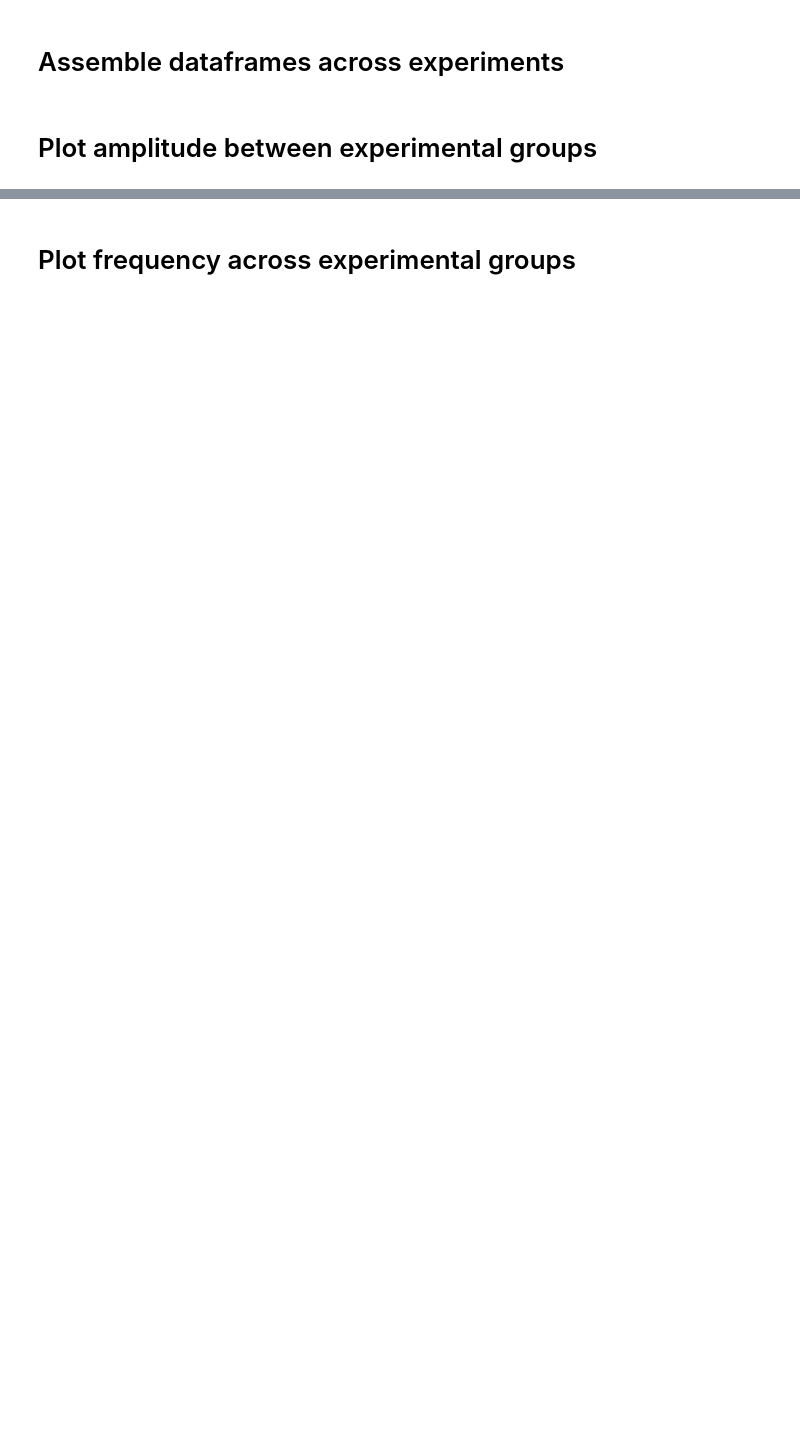
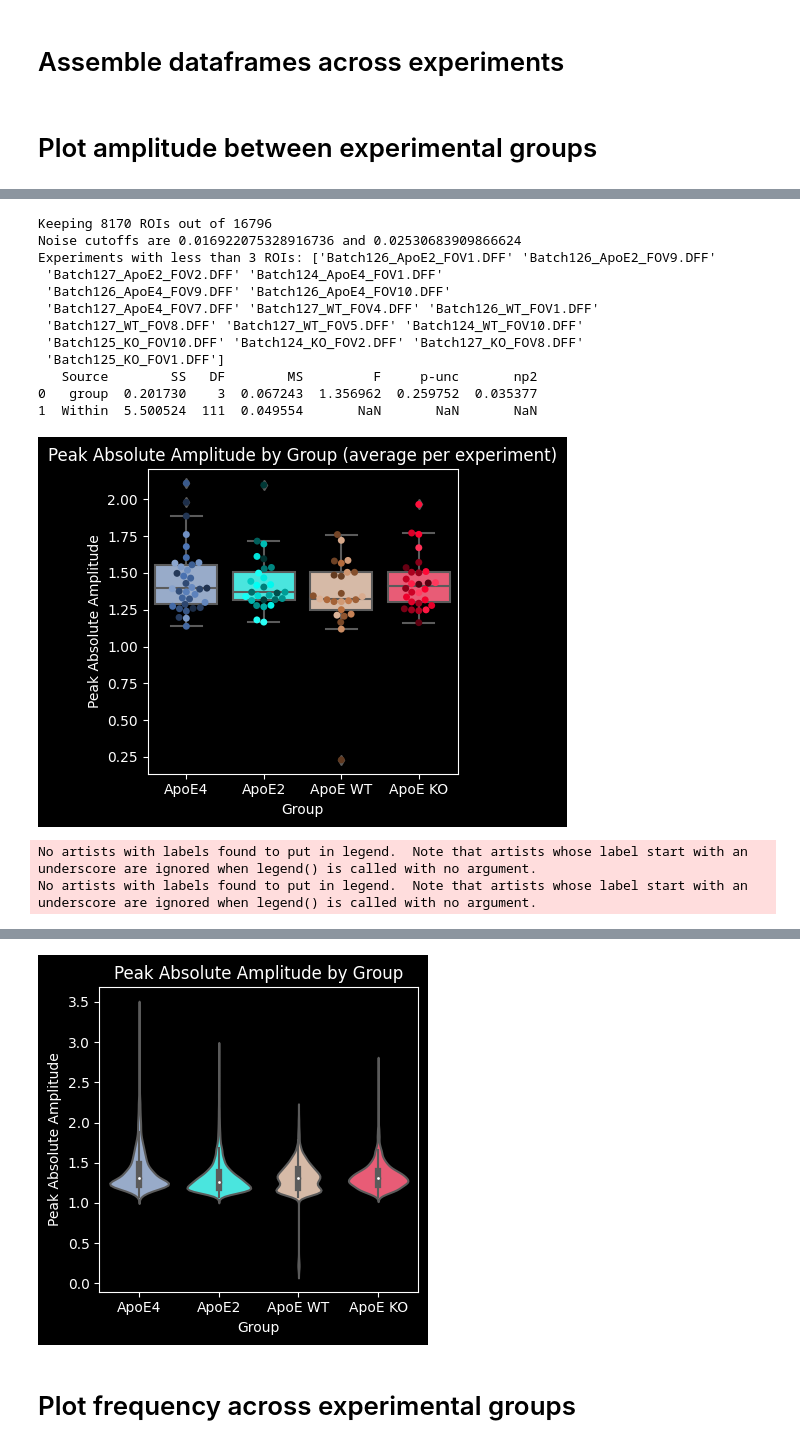
Before and after one commit to chesnov/fluorescent_peak_analysis, a Jupyter notebook: trace_feature_extract.ipynb, the cells around one changed output, grey strips where cells are left out. Drawn from its saved outputs; the diff is of its cells as text; code cells hidden in the pictures; blank space fills up the shorter version.

```diff
--- a/trace_feature_extract.ipynb
+++ b/trace_feature_extract.ipynb
@@ -736,0 +1155,47 @@ plt.show()
+# %%
+# group_to_eid = {
+#     'CTZ' : [
+#         'CTZ1.DFF 1',
+#         'CTZ2.DFF 1',
+#         'CTZ3.DFF 1',
+#         'CTZ4.DFF 1'
+#     ],
+#     'Control' : [
+#         'Control1.DFF 1',
+#         'Control2.DFF 1',
+#         'Control3.DFF 1',
+#         'Control4.DFF 1'
+#     ]
+# }
+
+all_eids = experiments_amplitude_df['experiment_id'].unique()
+
+apoe2_eids = [el for el in all_eids if 'ApoE2' in el]
+apoe4_eids = [el for el in all_eids if 'ApoE4' in el]
+apoe_ko_eids = [el for el in all_eids if 'KO' in el]
+apoe_wt_eids = [el for el in all_eids if 'WT' in el]
+
+group_to_eid = {
+    'ApoE2': apoe2_eids,
+    'ApoE4': apoe4_eids,
+    'ApoE KO' : apoe_ko_eids,
+    'ApoE WT' : apoe_wt_eids,
+}
+# %%
+rois_to_remove, group_palette, experiment_palette, experiment_avg_peak_amplitudes  = plot_peak_amplitudes(experiments_amplitude_df, group_to_eid)
+# %% [output]
+Keeping 8170 ROIs out of 16796
+Noise cutoffs are 0.016922075328916736 and 0.02530683909866624
+Experiments with less than 3 ROIs: ['Batch126_ApoE2_FOV1.DFF' 'Batch126_ApoE2_FOV9.DFF'
+ 'Batch127_ApoE2_FOV2.DFF' 'Batch124_ApoE4_FOV1.DFF'
+ 'Batch126_ApoE4_FOV9.DFF' 'Batch126_ApoE4_FOV10.DFF'
+ 'Batch127_ApoE4_FOV7.DFF' 'Batch127_WT_FOV4.DFF' 'Batch126_WT_FOV1.DFF'
+ 'Batch127_WT_FOV8.DFF' 'Batch127_WT_FOV5.DFF' 'Batch124_WT_FOV10.DFF'
+ 'Batch125_KO_FOV10.DFF' 'Batch124_KO_FOV2.DFF' 'Batch127_KO_FOV8.DFF'
+ 'Batch125_KO_FOV1.DFF']
+   Source        SS   DF        MS         F     p-unc       np2
+0   group  0.201730    3  0.067243  1.356962  0.259752  0.035377
+1  Within  5.500524  111  0.049554       NaN       NaN       NaN
+[figure, added]
+No artists with labels found to put in legend.  Note that artists whose label start with an underscore are ignored when legend() is called with no argument.
+No artists with labels found to put in legend.  Note that artists whose label start with an underscore are ignored when legend() is called with no argument.
@@ -737,2 +1203,3 @@ plt.show()
+[figure, added]
 # %% [markdown]
 # Plot frequency across experimental groups
```
Also changed, not shown: parts of 30 cells of this notebook, 2 other files.
